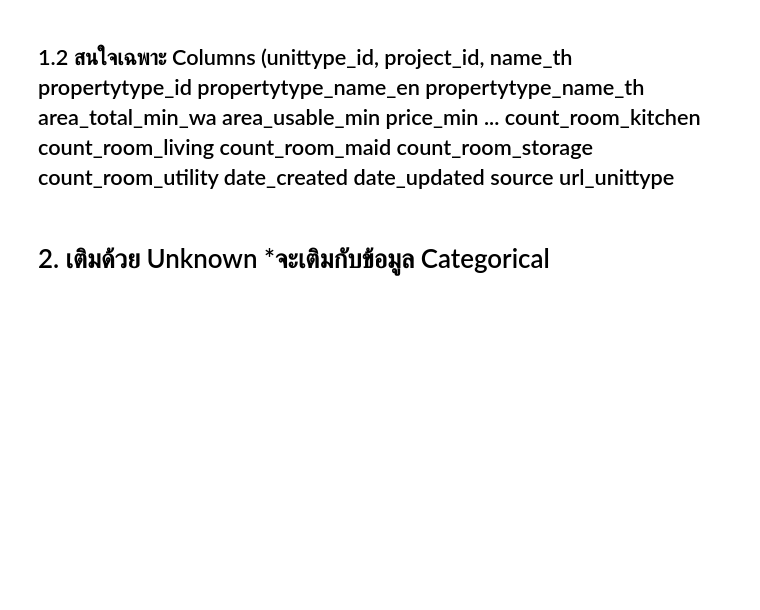
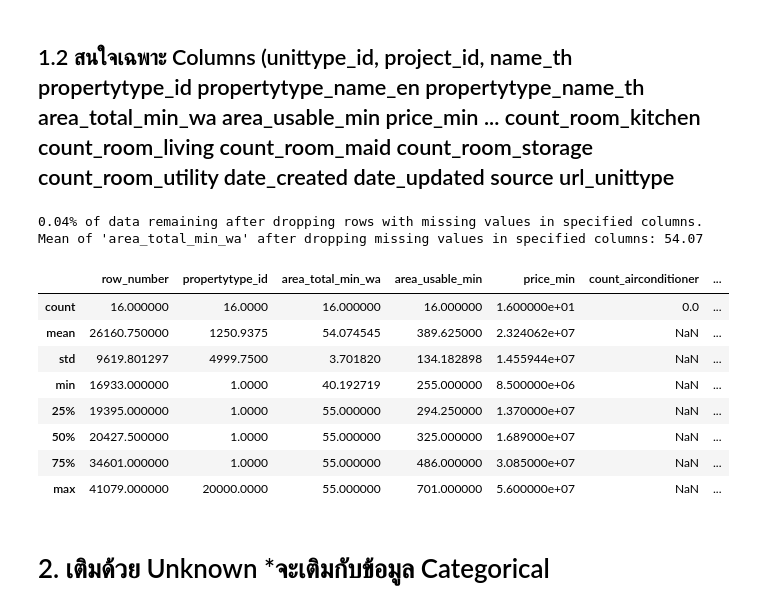
Before and after one commit to thanaprondtn/bsc_dpdm24, a Jupyter notebook: Chapter_3_Data_Preprocessing.ipynb, the cells around one changed output. Cells and saved outputs as stored; diff of their text form; code cells hidden in the pictures; blank space fills up the shorter version.

```diff
--- a/Chapter_3_Data_Preprocessing.ipynb
+++ b/Chapter_3_Data_Preprocessing.ipynb
@@ -458,4 +496,40 @@ Overall mean area: 35.45056929620683
 # %% [markdown]
 ## 1.2 สนใจเฉพาะ Columns (unittype_id,	project_id, name_th	propertytype_id	propertytype_name_en	propertytype_name_th	area_total_min_wa	area_usable_min	price_min	...	count_room_kitchen	count_room_living	count_room_maid	count_room_storage	count_room_utility	date_created	date_updated	source	url_unittype
+# %%
+# prompt: สนใจที่จะลบค่าว่าง เฉพาะในColumns (unittype_id,	project_id, name_th	propertytype_id	propertytype_name_en	propertytype_name_th	area_total_min_wa	area_usable_min	price_min	...	count_room_kitchen	count_room_living	count_room_maid	count_room_storage	count_room_utility	date_created	date_updated	source	url_unittype
+
+# Specify the columns to consider for dropping NaN values
+columns_to_check = ['unittype_id', 'project_id', 'name_th', 'propertytype_id',
+                    'propertytype_name_en', 'propertytype_name_th', 'area_total_min_wa',
+                    'area_usable_min', 'price_min', 'count_room_bath', 'count_room_bed',
+                    'count_room_kitchen', 'count_room_living', 'count_room_maid',
+                    'count_room_storage', 'count_room_utility', 'date_created',
+                    'date_updated', 'source', 'url_unittype']
+
+# Drop rows with NaN values in the specified columns
+unit_type_data_dropped_specific_cols = unit_type_data.dropna(subset=columns_to_check)
+
+# Calculate and print the percentage of data remaining
+percentage_remaining_specific_cols = (unit_type_data_dropped_specific_cols.shape[0] / unit_type_data.shape[0]) * 100
+print(f"{percentage_remaining_specific_cols:.2f}% of data remaining after dropping rows with missing values in specified columns.")
+
+# Calculate and print the mean of 'area_total_min_wa' after dropping missing values
+mean_area_after_drop_specific_cols = unit_type_data_dropped_specific_cols['area_total_min_wa'].mean()
+print(f"Mean of 'area_total_min_wa' after dropping missing values in specified columns: {mean_area_after_drop_specific_cols:.2f}")
+
+# Display descriptive statistics of the resulting DataFrame
+unit_type_data_dropped_specific_cols.describe()
+# %% [output]
+0.04% of data remaining after dropping rows with missing values in specified columns.
+Mean of 'area_total_min_wa' after dropping missing values in specified columns: 54.07
+|  | row_number | propertytype_id | area_total_min_wa | area_usable_min | price_min | count_airconditioner | ... |
+| count | 16.000000 | 16.0000 | 16.000000 | 16.000000 | 1.600000e+01 | 0.0 | ... |
+| mean | 26160.750000 | 1250.9375 | 54.074545 | 389.625000 | 2.324062e+07 | NaN | ... |
+| std | 9619.801297 | 4999.7500 | 3.701820 | 134.182898 | 1.455944e+07 | NaN | ... |
+| min | 16933.000000 | 1.0000 | 40.192719 | 255.000000 | 8.500000e+06 | NaN | ... |
+| 25% | 19395.000000 | 1.0000 | 55.000000 | 294.250000 | 1.370000e+07 | NaN | ... |
+| 50% | 20427.500000 | 1.0000 | 55.000000 | 325.000000 | 1.689000e+07 | NaN | ... |
+| 75% | 34601.000000 | 1.0000 | 55.000000 | 486.000000 | 3.085000e+07 | NaN | ... |
+| max | 41079.000000 | 20000.0000 | 55.000000 | 701.000000 | 5.600000e+07 | NaN | ... |
 # %% [markdown]
 # 2. เติมด้วย Unknown *จะเติมกับข้อมูล Categorical
```
Also changed, not shown: parts of 12 cells of this notebook.
